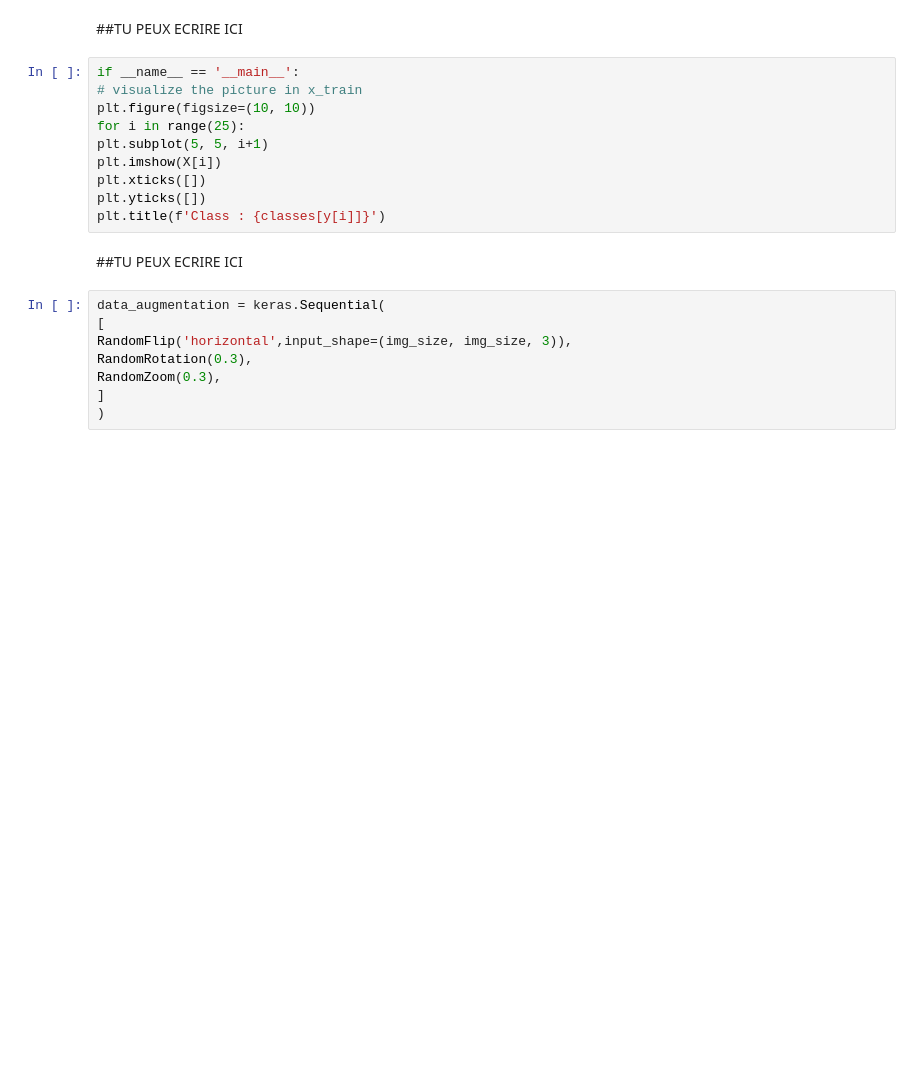
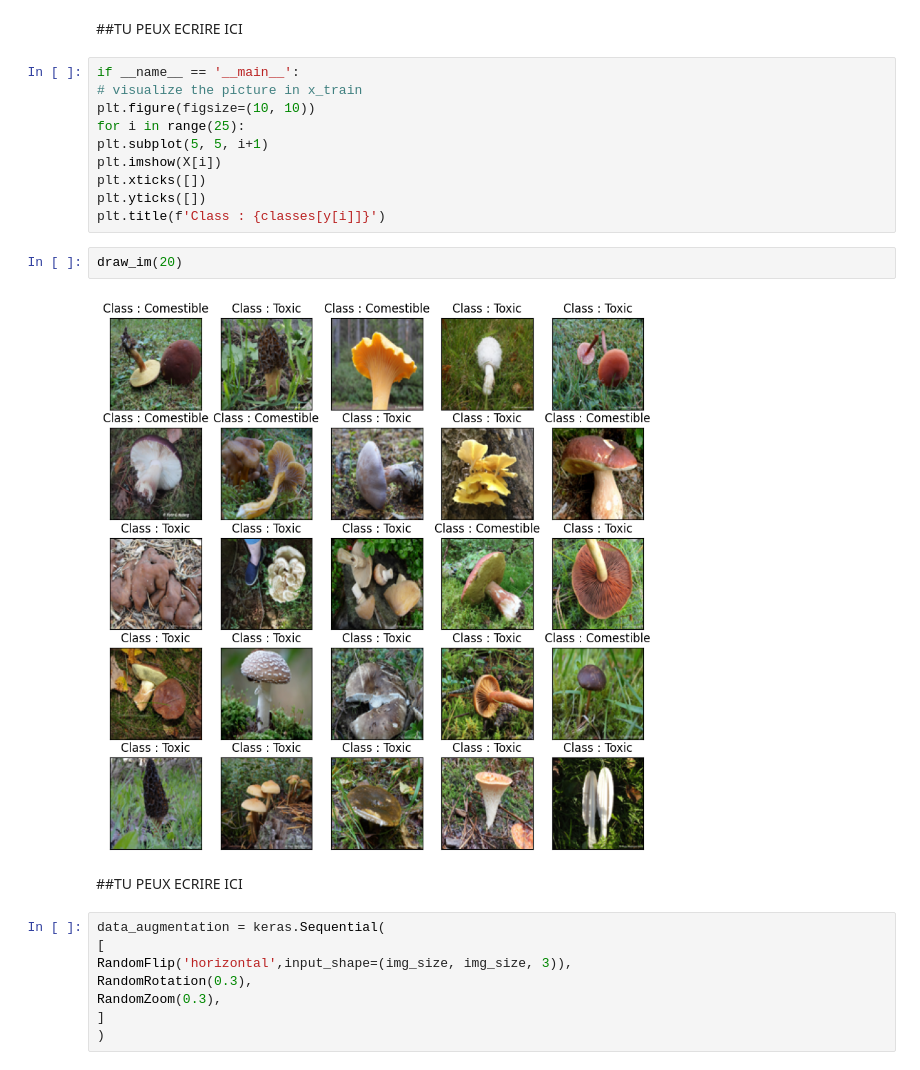
Before and after one commit to Valent1r/final-project-python-mushroom, a Jupyter notebook: code/Levraicodescrap.ipynb, the cells around one changed output. Drawn from its saved outputs; the diff is of its cells as text; blank space fills up the shorter version.

```diff
--- a/code/Levraicodescrap.ipynb
+++ b/code/Levraicodescrap.ipynb
@@ -459,6 +459,10 @@ plt.imshow(X[i])
 plt.xticks([])
 plt.yticks([])
 plt.title(f'Class : {classes[y[i]]}')
+# %%
+draw_im(20)
+# %% [output]
+[figure, added]
 # %% [markdown]
 ##TU PEUX ECRIRE ICI
 # %%
```
